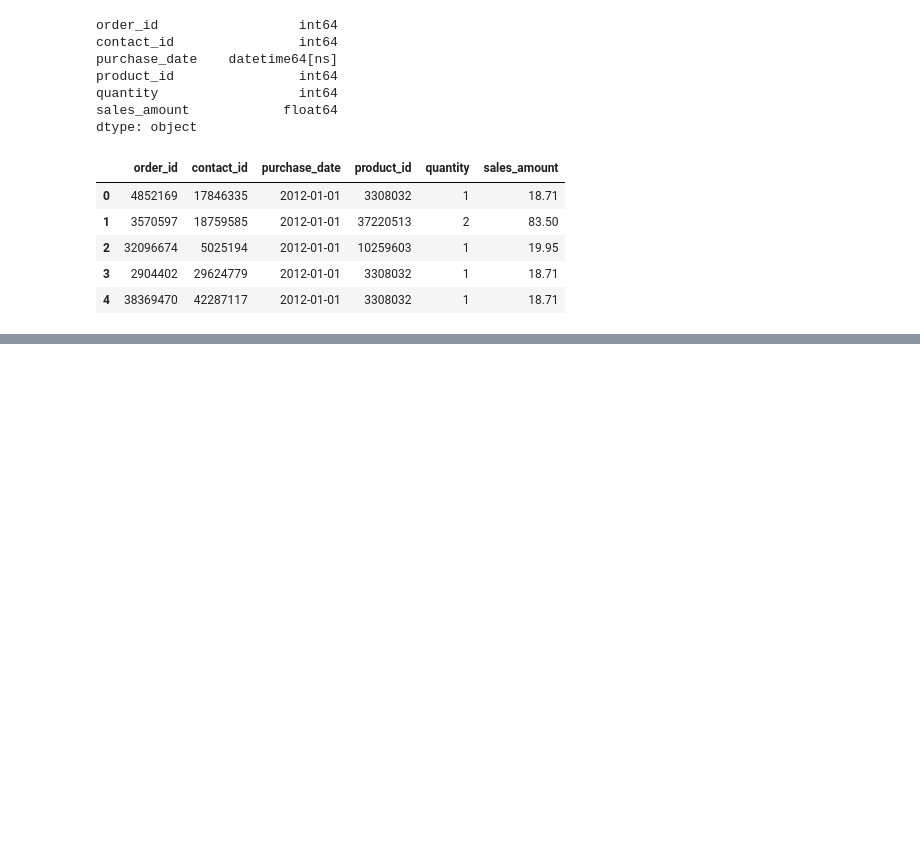
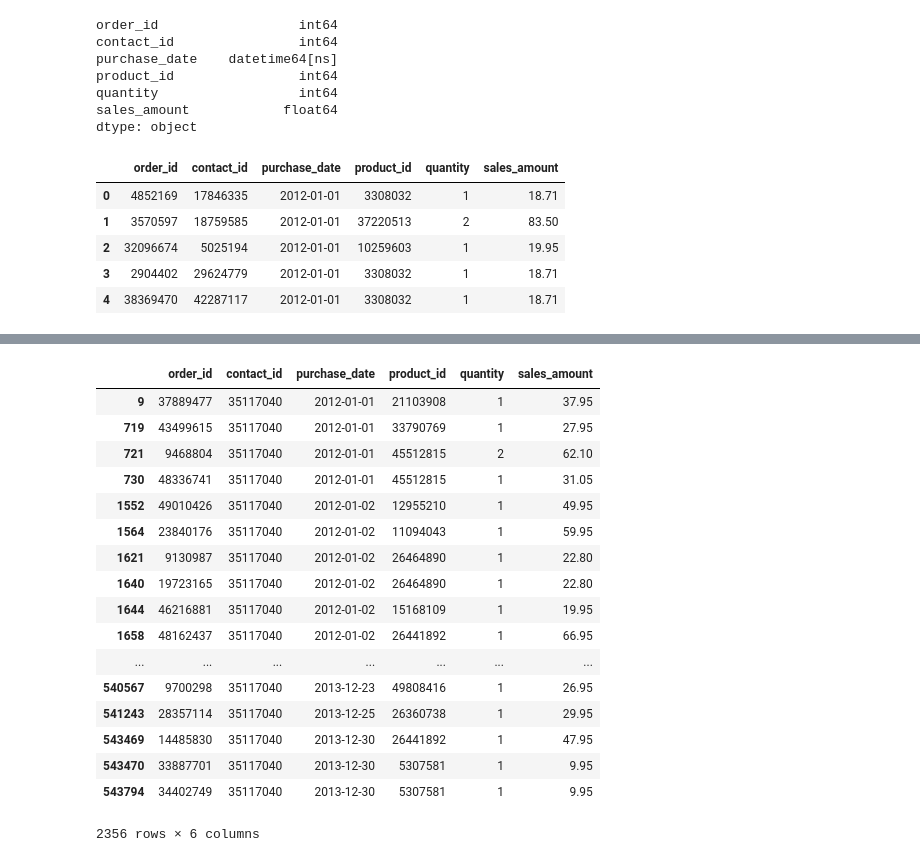
Before and after one commit to tromika/take-home-challenge-old-1, a Jupyter notebook: python/CLV.ipynb, the cells around one changed output, grey strips where cells are left out. Drawn from its saved outputs; the diff is of its cells as text; code cells hidden in the pictures; blank space fills up the shorter version.

```diff
--- a/python/CLV.ipynb
+++ b/python/CLV.ipynb
@@ -197,0 +175,21 @@ Name: clv, dtype: float64
+# %%
+data[data.contact_id == 35117040]
+# %% [output]
+|  | order_id | contact_id | purchase_date | product_id | quantity | sales_amount |
+| 9 | 37889477 | 35117040 | 2012-01-01 | 21103908 | 1 | 37.95 |
+| 719 | 43499615 | 35117040 | 2012-01-01 | 33790769 | 1 | 27.95 |
+| 721 | 9468804 | 35117040 | 2012-01-01 | 45512815 | 2 | 62.10 |
+| 730 | 48336741 | 35117040 | 2012-01-01 | 45512815 | 1 | 31.05 |
+| 1552 | 49010426 | 35117040 | 2012-01-02 | 12955210 | 1 | 49.95 |
+| 1564 | 23840176 | 35117040 | 2012-01-02 | 11094043 | 1 | 59.95 |
+| 1621 | 9130987 | 35117040 | 2012-01-02 | 26464890 | 1 | 22.80 |
+| 1640 | 19723165 | 35117040 | 2012-01-02 | 26464890 | 1 | 22.80 |
+| 1644 | 46216881 | 35117040 | 2012-01-02 | 15168109 | 1 | 19.95 |
+| 1658 | 48162437 | 35117040 | 2012-01-02 | 26441892 | 1 | 66.95 |
+| ... | ... | ... | ... | ... | ... | ... |
+| 540567 | 9700298 | 35117040 | 2013-12-23 | 49808416 | 1 | 26.95 |
+| 541243 | 28357114 | 35117040 | 2013-12-25 | 26360738 | 1 | 29.95 |
+| 543469 | 14485830 | 35117040 | 2013-12-30 | 26441892 | 1 | 47.95 |
+| 543470 | 33887701 | 35117040 | 2013-12-30 | 5307581 | 1 | 9.95 |
+| 543794 | 34402749 | 35117040 | 2013-12-30 | 5307581 | 1 | 9.95 |
+2356 rows × 6 columns
```
Also changed, not shown: parts of 28 cells of this notebook.
